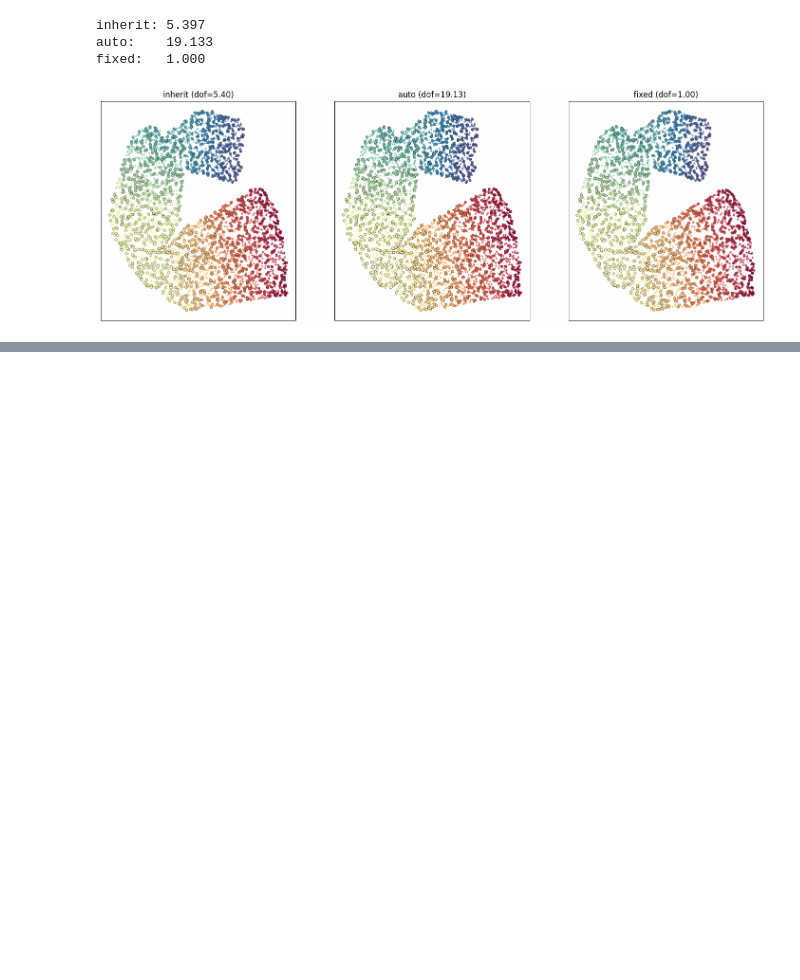
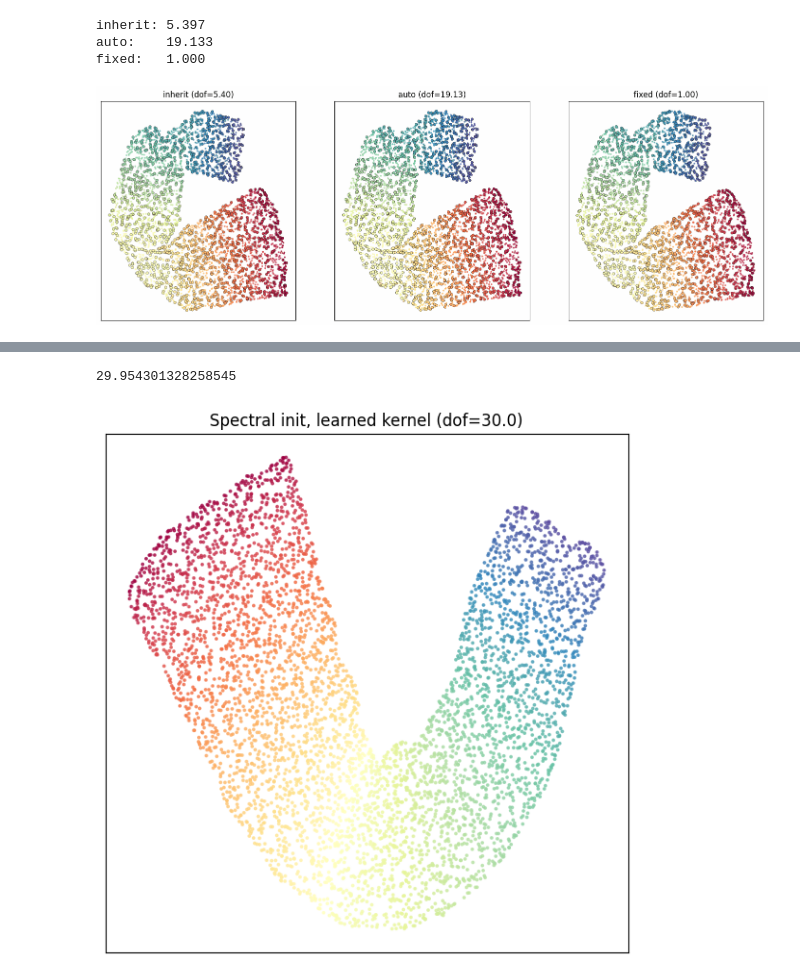
Before and after one commit to pavlin-policar/fastTSNE, a Jupyter notebook: examples/07_degrees_of_freedom.ipynb, the cells around one changed output, grey strips where cells are left out. Saved outputs shown, nothing was run; the diff lists cells and outputs as text; code cells hidden in the pictures; blank space fills up the shorter version.

Commit message:
Add spectral-init swiss roll example to degrees-of-freedom guide

```diff
--- a/examples/07_degrees_of_freedom.ipynb
+++ b/examples/07_degrees_of_freedom.ipynb
@@ -236,0 +254,15 @@ plt.show()
+# %%
+embedding_spectral = TSNE(
+    initialization="spectral", dof="auto", random_state=0
+).fit(x)
+embedding_spectral.dof_
+# %% [output]
+29.954301328258545
+# %%
+plot(
+    embedding_spectral,
+    title=f"Spectral init, learned kernel (dof={embedding_spectral.dof_:.1f})",
+)
+plt.show()
+# %% [output]
+[figure, added]
```
Also changed, not shown: parts of 3 cells of this notebook, 2 other files.
